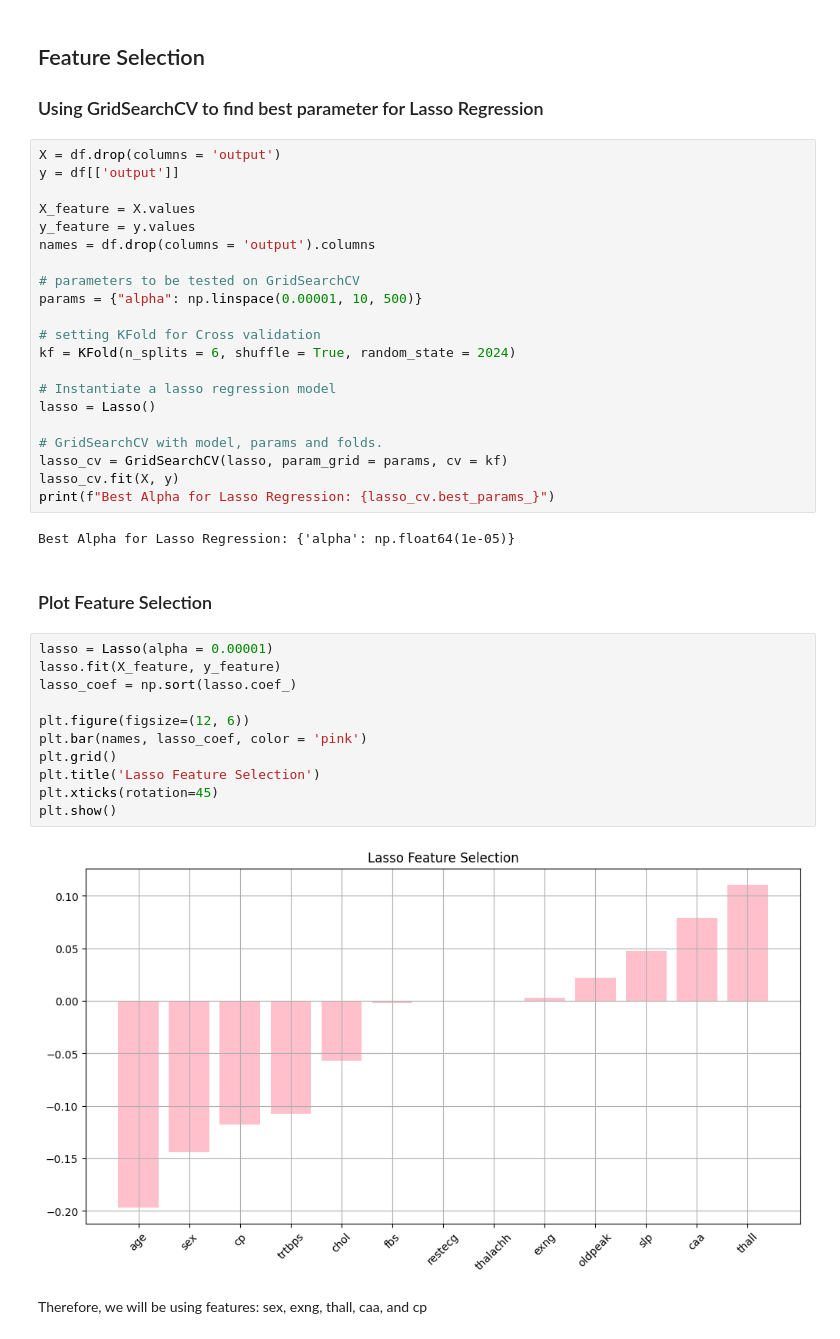
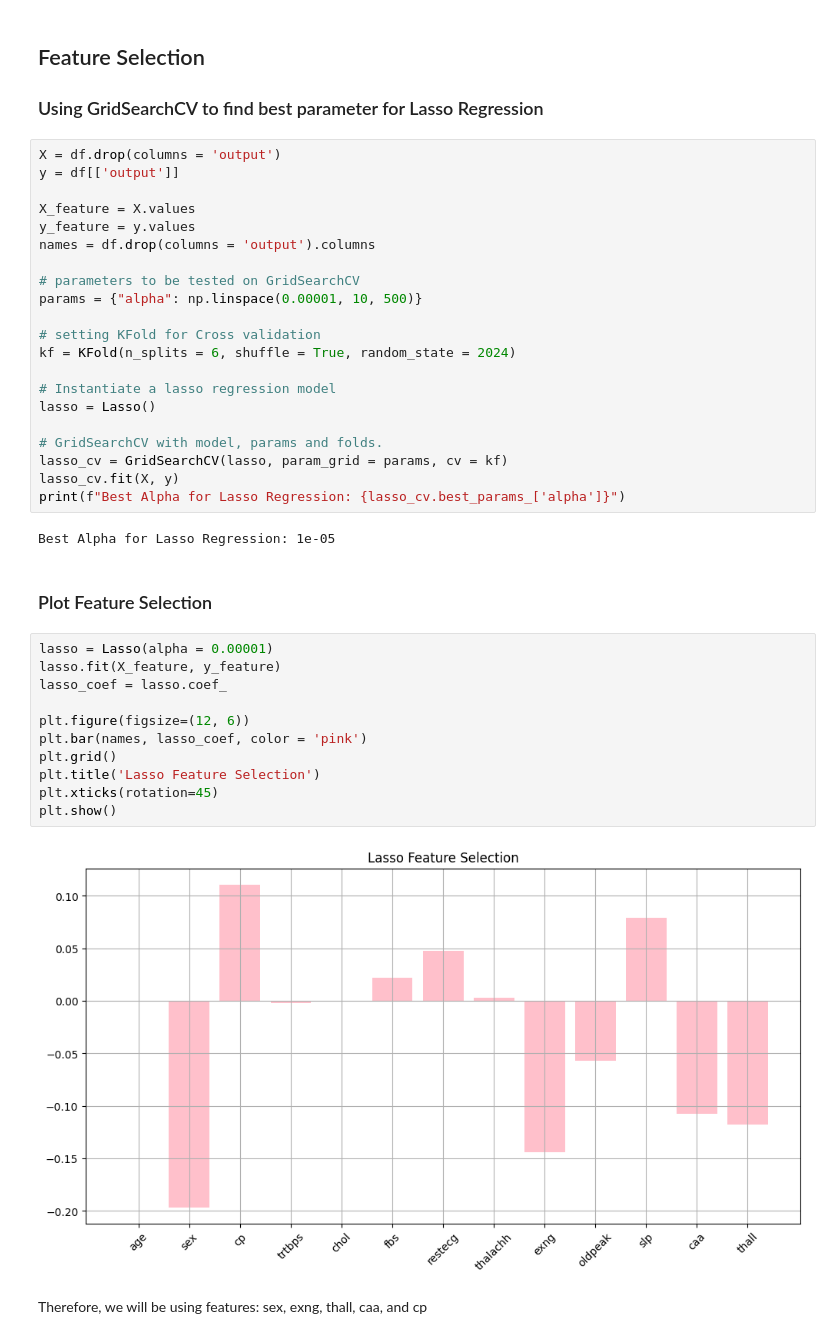
Before and after one commit to ProfessionalSalmon/Heart_Attack_Classification_Model, a Jupyter notebook: heart_attack.ipynb, the cells around one changed output. Drawn from its saved outputs; the diff is of its cells as text.

```diff
--- a/heart_attack.ipynb
+++ b/heart_attack.ipynb
@@ -158,24 +157,24 @@ lasso = Lasso()
 # GridSearchCV with model, params and folds.
 lasso_cv = GridSearchCV(lasso, param_grid = params, cv = kf)
 lasso_cv.fit(X, y)
-print(f"Best Alpha for Lasso Regression: {lasso_cv.best_params_}")
+print(f"Best Alpha for Lasso Regression: {lasso_cv.best_params_['alpha']}")
 # %% [output]
-Best Alpha for Lasso Regression: {'alpha': np.float64(1e-05)}
+Best Alpha for Lasso Regression: 1e-05
 # %% [markdown]
 ### Plot Feature Selection
 # %%
 lasso = Lasso(alpha = 0.00001)
 lasso.fit(X_feature, y_feature)
-lasso_coef = np.sort(lasso.coef_)
+lasso_coef = lasso.coef_
 
 plt.figure(figsize=(12, 6))
 plt.bar(names, lasso_coef, color = 'pink')
 plt.grid()
 plt.title('Lasso Feature Selection')
 plt.xticks(rotation=45)
 plt.show()
 # %% [output]
-[figure, old version]
+[figure, new version]
 # %% [markdown]
 Therefore, we will be using features: sex, exng, thall, caa, and cp
 # %%
```
Also changed, not shown: parts of 3 cells of this notebook.
